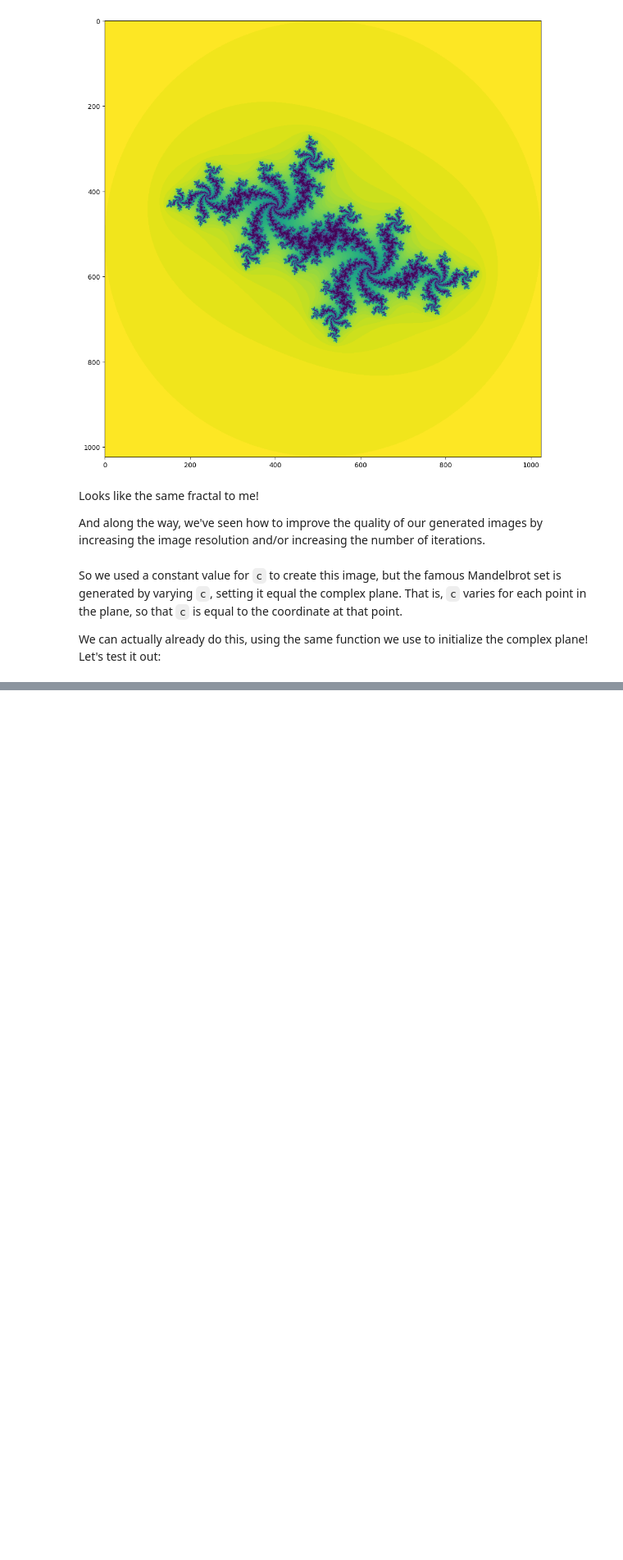
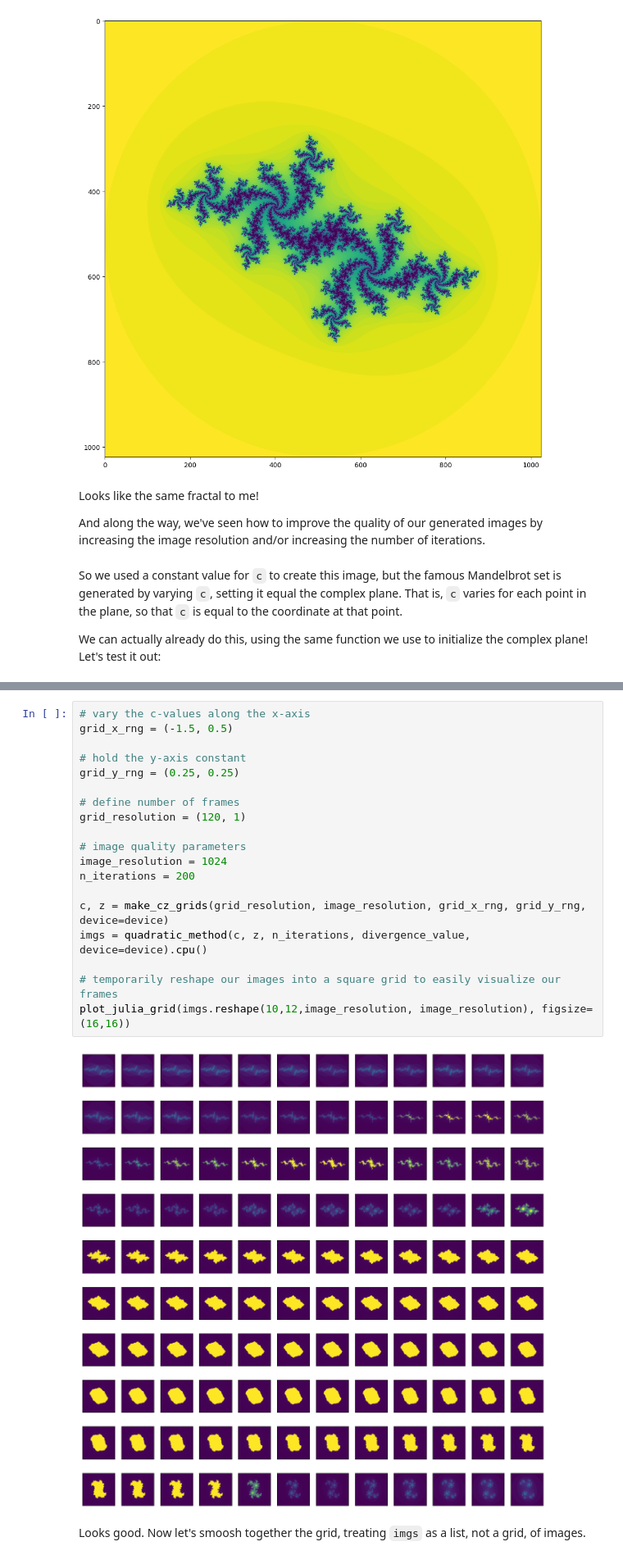
Before and after one commit to wall-e785/Week2-Randomness-and-Chaos, a Jupyter notebook: julia_fractals.ipynb, the cells around one changed output, grey strips where cells are left out. Shown at 82% size. Saved outputs shown, nothing was run; the diff lists cells and outputs as text; blank space fills up the shorter version.

```diff
--- a/julia_fractals.ipynb
+++ b/julia_fractals.ipynb
@@ -209,0 +391,23 @@ plot_julia(img, sz=6)
+# %%
+# vary the c-values along the x-axis
+grid_x_rng = (-1.5, 0.5)
+
+# hold the y-axis constant
+grid_y_rng = (0.25, 0.25)
+
+# define number of frames
+grid_resolution = (120, 1)
+
+# image quality parameters
+image_resolution = 1024
+n_iterations = 200
+
+c, z = make_cz_grids(grid_resolution, image_resolution, grid_x_rng, grid_y_rng, device=device)
+imgs = quadratic_method(c, z, n_iterations, divergence_value, device=device).cpu()
+
+# temporarily reshape our images into a square grid to easily visualize our frames
+plot_julia_grid(imgs.reshape(10,12,image_resolution, image_resolution), figsize=(16,16))
+# %% [output]
+[figure, added]
+# %% [markdown]
+Looks good. Now let's smoosh together the grid, treating `imgs` as a list, not a grid, of images.
```
Also changed, not shown: parts of 50 cells of this notebook, 1 other file.
